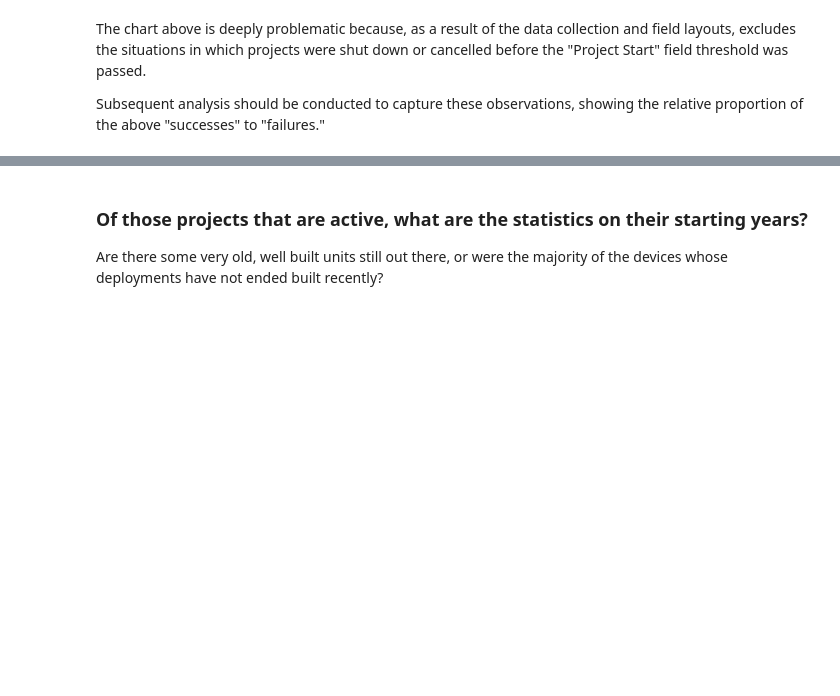
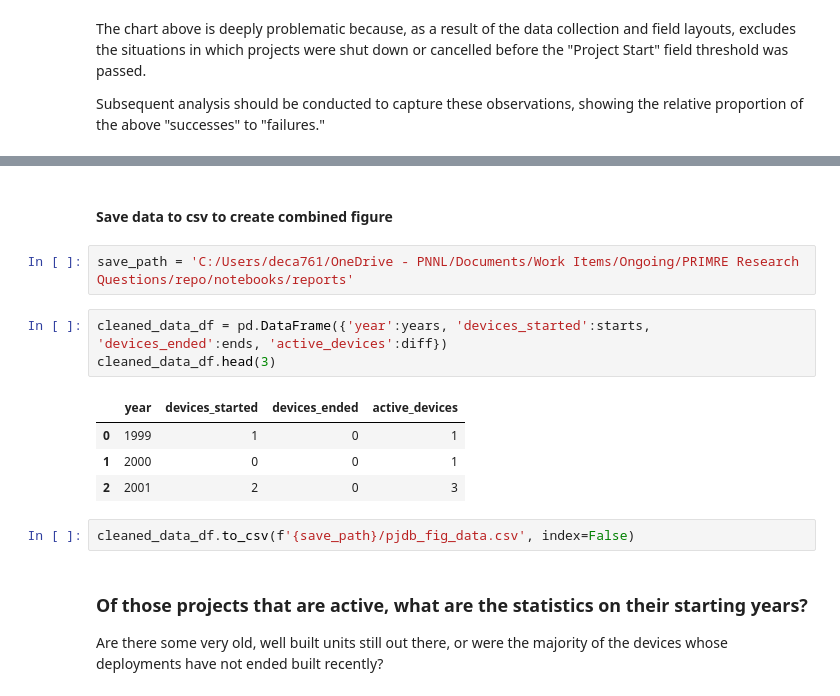
Before and after one commit to domdecanio/primrea, a Jupyter notebook: notebooks/reports/pjdb_analy_1.ipynb, the cells around one changed output, grey strips where cells are left out. Cells and saved outputs as stored; diff of their text form; blank space fills up the shorter version.

```diff
--- a/notebooks/reports/pjdb_analy_1.ipynb
+++ b/notebooks/reports/pjdb_analy_1.ipynb
@@ -167,6 +167,20 @@ ax.plot(x, y)
 # %% [output]
 [<matplotlib.lines.Line2D at 0x...>]
 [figure]
+# %% [markdown]
+#### Save data to csv to create combined figure
+# %%
+save_path = 'C:/Users/deca761/OneDrive - PNNL/Documents/Work Items/Ongoing/PRIMRE Research Questions/repo/notebooks/reports'
+# %%
+cleaned_data_df = pd.DataFrame({'year':years, 'devices_started':starts, 'devices_ended':ends, 'active_devices':diff})
+cleaned_data_df.head(3)
+# %% [output]
+|  | year | devices_started | devices_ended | active_devices |
+| 0 | 1999 | 1 | 0 | 1 |
+| 1 | 2000 | 0 | 0 | 1 |
+| 2 | 2001 | 2 | 0 | 3 |
+# %%
+cleaned_data_df.to_csv(f'{save_path}/pjdb_fig_data.csv', index=False)
 # %% [markdown]
 ### Of those projects that are active, what are the statistics on their starting years?
 <old>Are there some very old, well built units still out there, or were the majority of the devices whose deployments have not ended built recently?<old>
```
Also changed, not shown: 8 other files.
